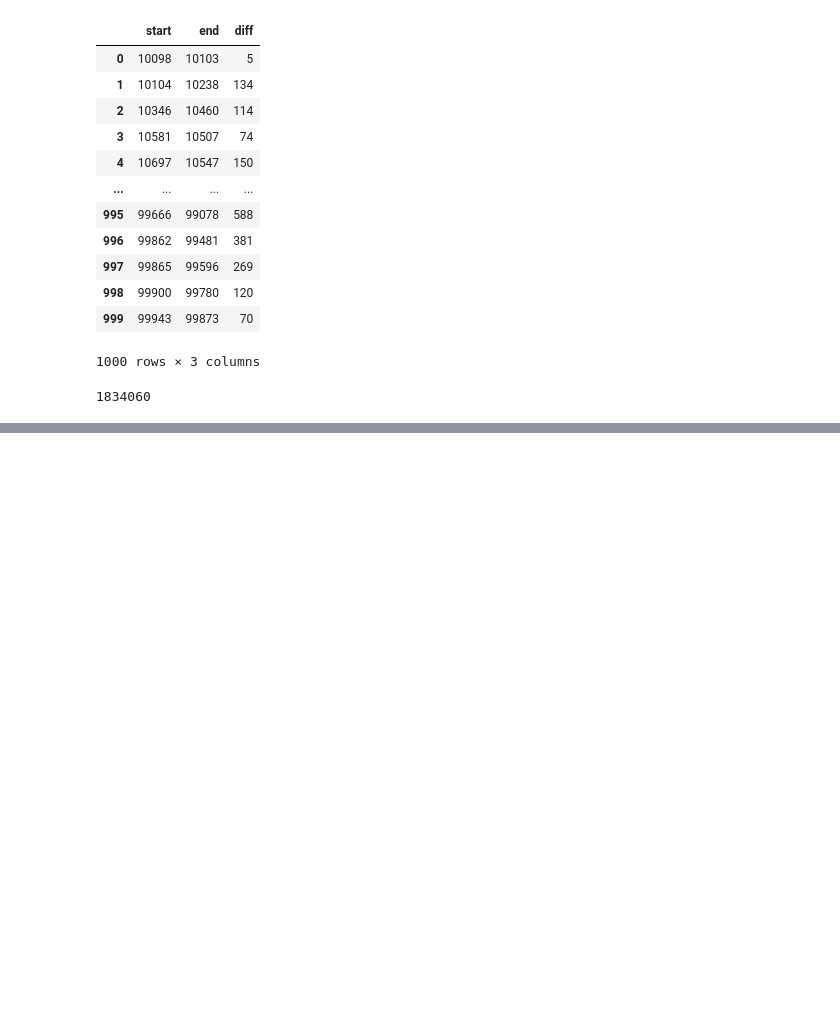
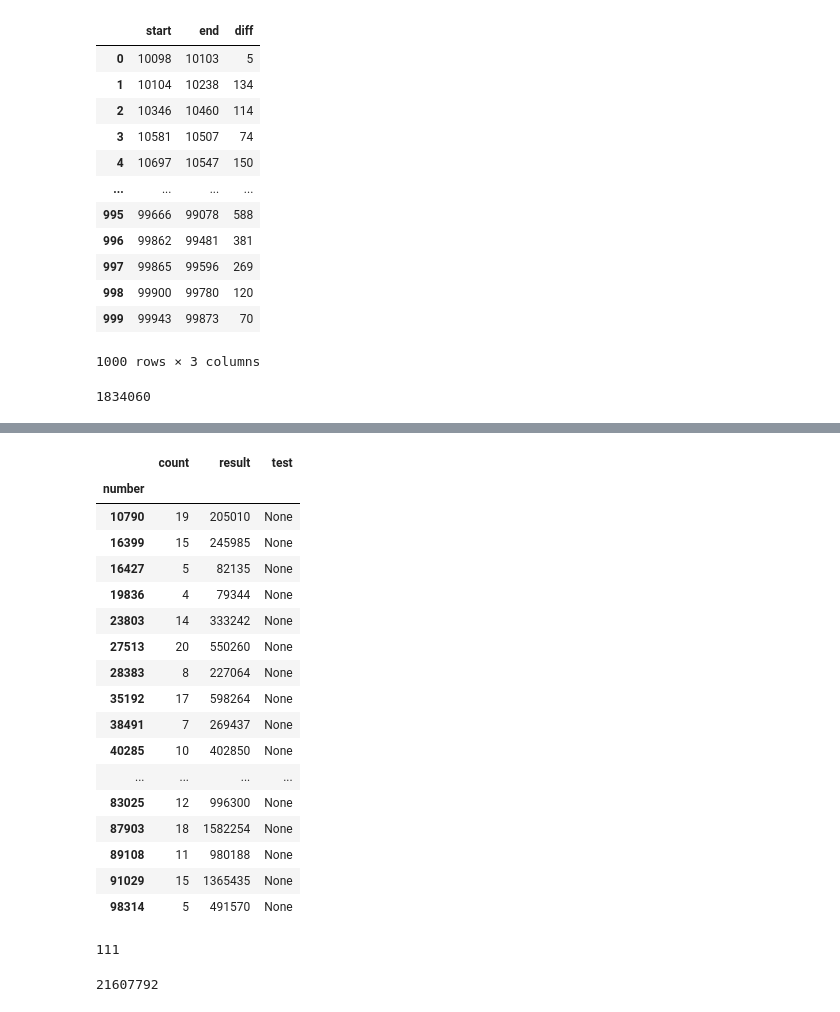
Before and after one commit to rafal-kowalski-dev/advent-of-code-2024, a Jupyter notebook: 01.ipynb, the cells around one changed output, grey strips where cells are left out. Cells and saved outputs as stored; diff of their text form; code cells hidden in the pictures; blank space fills up the shorter version.

```diff
--- a/01.ipynb
+++ b/01.ipynb
@@ -1071,0 +1106,6 @@ result
+# %%
+data2 = pd.DataFrame(right_data, columns=['number'])
+# %%
+data2['count'] = 1
+data2_grp = data2.groupby(by='number', dropna=False, as_index=False).count()
+data2_grp.sort_values(by='count', ascending=False)
@@ -1071,0 +1126,3 @@ result
+# %%
+data2_grp['result'] = data2_grp['number'] * data2_grp['count']
+data2_grp
@@ -1071,0 +1143,34 @@ result
+# %%
+data3 = pd.DataFrame(left_data, columns=['number'])
+data3['test'] = None
+# %%
+result_df = data2_grp.set_index('number').join(data3.set_index('number'), how="inner")
+result_df
+# %% [output]
+|  | count | result | test |
+| number |  |  |  |
+| 10790 | 19 | 205010 | None |
+| 16399 | 15 | 245985 | None |
+| 16427 | 5 | 82135 | None |
+| 19836 | 4 | 79344 | None |
+| 23803 | 14 | 333242 | None |
+| 27513 | 20 | 550260 | None |
+| 28383 | 8 | 227064 | None |
+| 35192 | 17 | 598264 | None |
+| 38491 | 7 | 269437 | None |
+| 40285 | 10 | 402850 | None |
+| ... | ... | ... | ... |
+| 83025 | 12 | 996300 | None |
+| 87903 | 18 | 1582254 | None |
+| 89108 | 11 | 980188 | None |
+| 91029 | 15 | 1365435 | None |
+| 98314 | 5 | 491570 | None |
+# %%
+result_df.size
+# %% [output]
+111
+# %%
+result2 = int(result_df.result.sum())
+result2
+# %% [output]
+21607792
```
Also changed, not shown: parts of 4 cells of this notebook.
